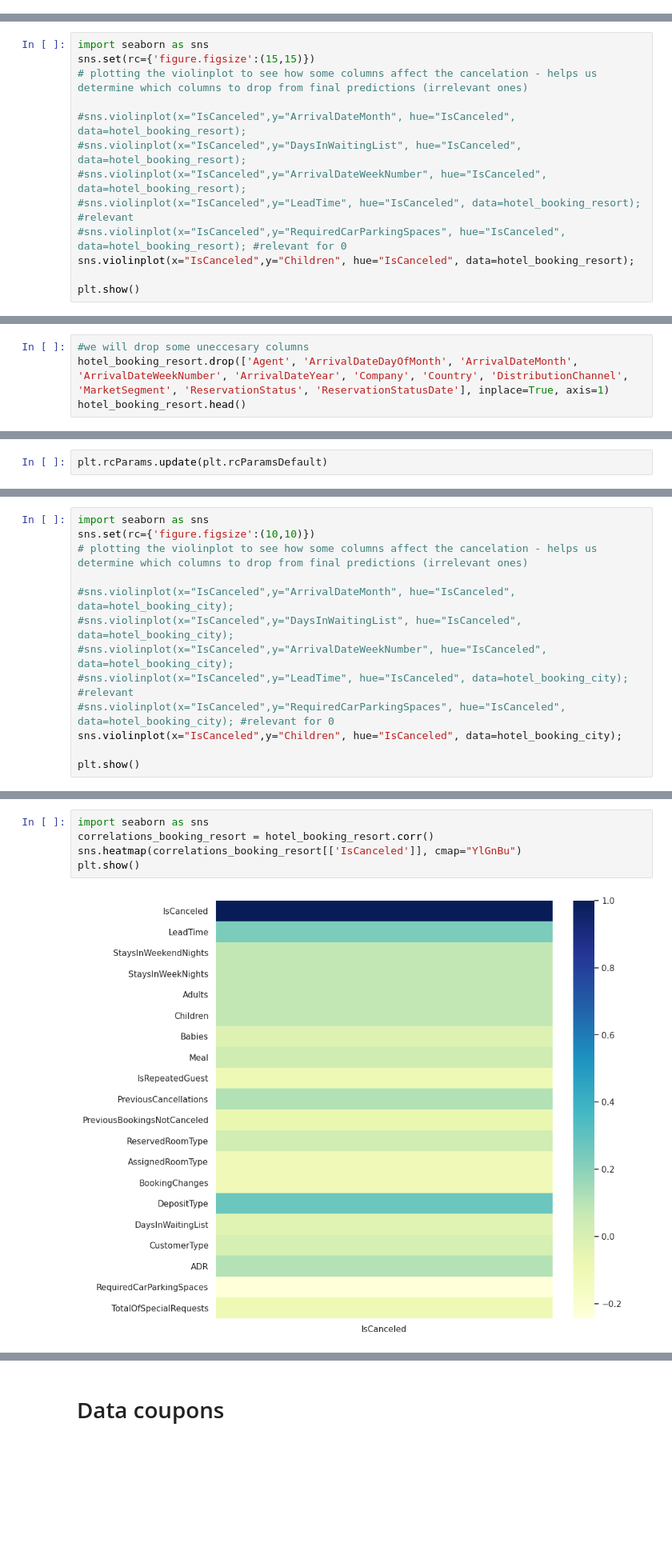
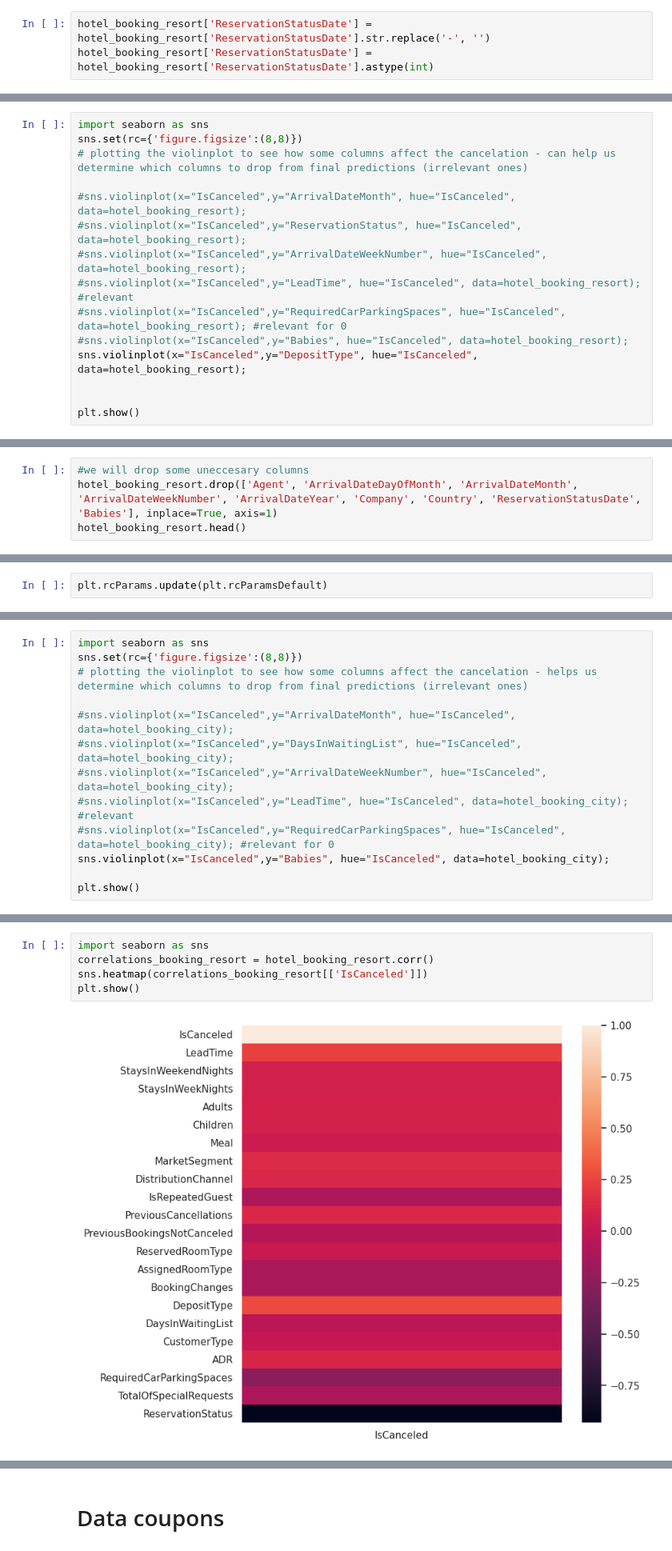
Before and after one commit to vanda1345/master, a Jupyter notebook: jupyter_sqlite/sqlite_hb_cv.ipynb, the cells around one changed output, grey strips where cells are left out. Shown at 80% size. Cells and saved outputs as stored; diff of their text form; blank space fills up the shorter version.

```diff
--- a/jupyter_sqlite/sqlite_hb_cv.ipynb
+++ b/jupyter_sqlite/sqlite_hb_cv.ipynb
@@ -146,3 +146,6 @@ hotel_booking_resort.head(5)
 | 3 | 0 | 13 | 2015 | July | 27 | 1 | ... |
 | 4 | 0 | 14 | 2015 | July | 27 | 1 | ... |
 5 rows × 31 columns
+# %%
+hotel_booking_resort['ReservationStatusDate'] = hotel_booking_resort['ReservationStatusDate'].str.replace('-', '')
+hotel_booking_resort['ReservationStatusDate'] = hotel_booking_resort['ReservationStatusDate'].astype(int)
@@ -149,14 +172,16 @@ hotel_booking_resort.head(5)
 # %%
 import seaborn as sns
-sns.set(rc={'figure.figsize':(15,15)})
-# plotting the violinplot to see how some columns affect the cancelation - helps us determine which columns to drop from final predictions (irrelevant ones)
+sns.set(rc={'figure.figsize':(8,8)})
+# plotting the violinplot to see how some columns affect the cancelation - can help us determine which columns to drop from final predictions (irrelevant ones)
 
 #sns.violinplot(x="IsCanceled",y="ArrivalDateMonth", hue="IsCanceled", data=hotel_booking_resort);
-#sns.violinplot(x="IsCanceled",y="DaysInWaitingList", hue="IsCanceled", data=hotel_booking_resort);
+#sns.violinplot(x="IsCanceled",y="ReservationStatus", hue="IsCanceled", data=hotel_booking_resort);
 #sns.violinplot(x="IsCanceled",y="ArrivalDateWeekNumber", hue="IsCanceled", data=hotel_booking_resort);
 #sns.violinplot(x="IsCanceled",y="LeadTime", hue="IsCanceled", data=hotel_booking_resort); #relevant
 #sns.violinplot(x="IsCanceled",y="RequiredCarParkingSpaces", hue="IsCanceled", data=hotel_booking_resort); #relevant for 0
-sns.violinplot(x="IsCanceled",y="Children", hue="IsCanceled", data=hotel_booking_resort);
+#sns.violinplot(x="IsCanceled",y="Babies", hue="IsCanceled", data=hotel_booking_resort);
+sns.violinplot(x="IsCanceled",y="DepositType", hue="IsCanceled", data=hotel_booking_resort);
+
 
 plt.show()
 # %% [output]
@@ -171,5 +196,5 @@ plt.show()
 # %%
 #we will drop some uneccesary columns
-hotel_booking_resort.drop(['Agent', 'ArrivalDateDayOfMonth', 'ArrivalDateMonth', 'ArrivalDateWeekNumber', 'ArrivalDateYear', 'Company', 'Country', 'DistributionChannel', 'MarketSegment', 'ReservationStatus', 'ReservationStatusDate'], inplace=True, axis=1)
+hotel_booking_resort.drop(['Agent', 'ArrivalDateDayOfMonth', 'ArrivalDateMonth', 'ArrivalDateWeekNumber', 'ArrivalDateYear', 'Company', 'Country', 'ReservationStatusDate', 'Babies'], inplace=True, axis=1)
 hotel_booking_resort.head()
 # %% [output]
@@ -517,7 +572,7 @@ hotel_booking_city.head(5)
 5 rows × 31 columns
 # %%
 import seaborn as sns
-sns.set(rc={'figure.figsize':(10,10)})
+sns.set(rc={'figure.figsize':(8,8)})
 # plotting the violinplot to see how some columns affect the cancelation - helps us determine which columns to drop from final predictions (irrelevant ones)
 
 #sns.violinplot(x="IsCanceled",y="ArrivalDateMonth", hue="IsCanceled", data=hotel_booking_city);
@@ -525,7 +580,7 @@ sns.set(rc={'figure.figsize':(10,10)})
 #sns.violinplot(x="IsCanceled",y="ArrivalDateWeekNumber", hue="IsCanceled", data=hotel_booking_city);
 #sns.violinplot(x="IsCanceled",y="LeadTime", hue="IsCanceled", data=hotel_booking_city); #relevant
 #sns.violinplot(x="IsCanceled",y="RequiredCarParkingSpaces", hue="IsCanceled", data=hotel_booking_city); #relevant for 0
-sns.violinplot(x="IsCanceled",y="Children", hue="IsCanceled", data=hotel_booking_city);
+sns.violinplot(x="IsCanceled",y="Babies", hue="IsCanceled", data=hotel_booking_city);
 
 plt.show()
 # %% [output]
@@ -533,9 +588,9 @@ plt.show()
 # %%
 import seaborn as sns
 correlations_booking_resort = hotel_booking_resort.corr()
-sns.heatmap(correlations_booking_resort[['IsCanceled']], cmap="YlGnBu")
+sns.heatmap(correlations_booking_resort[['IsCanceled']])
 plt.show()
 # %% [output]
-[figure, old version]
+[figure, new version]
 # %%
 #we will drop some uneccesary columns
```
Also changed, not shown: parts of 58 cells of this notebook, 2 other files.
